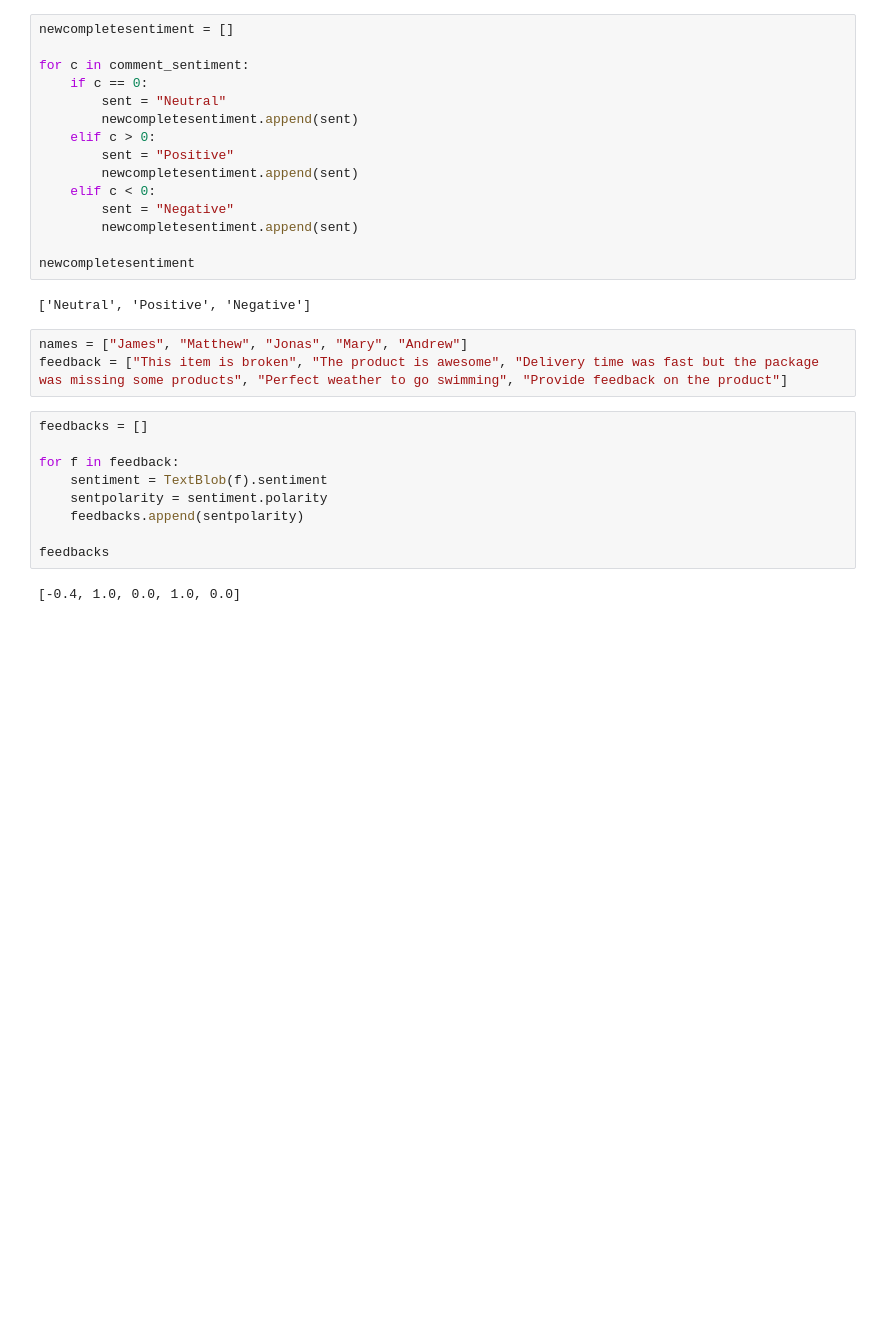
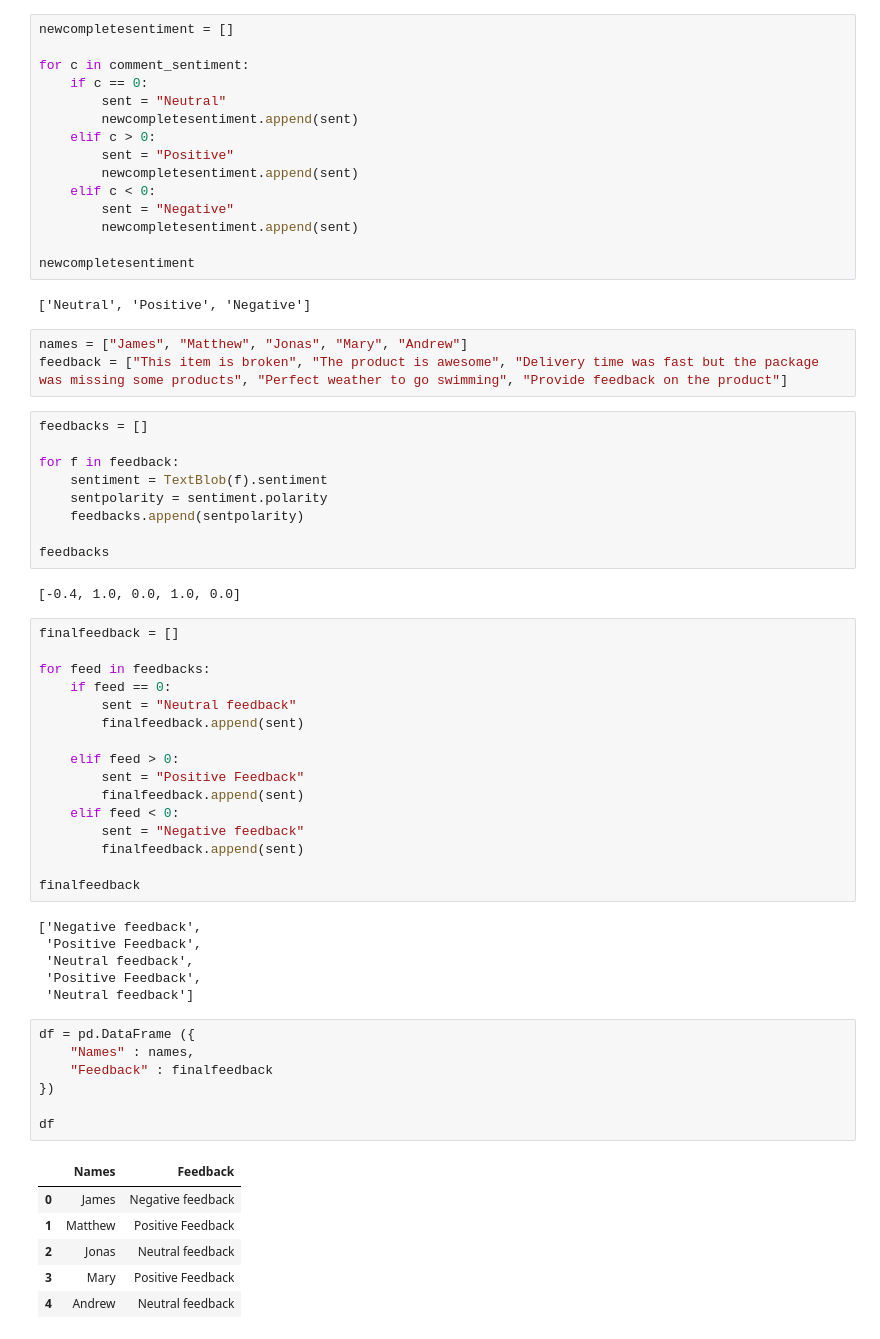
Before and after one commit to CisseBenn/Data-Scrapping, a Jupyter notebook: scrap.ipynb, the cells around one changed output. Cells and saved outputs as stored; diff of their text form; blank space fills up the shorter version.

```diff
--- a/scrap.ipynb
+++ b/scrap.ipynb
@@ -354,3 +354,39 @@ for f in feedback:
 feedbacks
 # %% [output]
 [-0.4, 1.0, 0.0, 1.0, 0.0]
+# %%
+finalfeedback = []
+
+for feed in feedbacks:
+    if feed == 0:
+        sent = "Neutral feedback"
+        finalfeedback.append(sent)
+
+    elif feed > 0:
+        sent = "Positive Feedback"
+        finalfeedback.append(sent)
+    elif feed < 0:
+        sent = "Negative feedback"
+        finalfeedback.append(sent)
+
+finalfeedback
+# %% [output]
+['Negative feedback',
+ 'Positive Feedback',
+ 'Neutral feedback',
+ 'Positive Feedback',
+ 'Neutral feedback']
+# %%
+df = pd.DataFrame ({
+    "Names" : names,
+    "Feedback" : finalfeedback
+})
+
+df
+# %% [output]
+|  | Names | Feedback |
+| 0 | James | Negative feedback |
+| 1 | Matthew | Positive Feedback |
+| 2 | Jonas | Neutral feedback |
+| 3 | Mary | Positive Feedback |
+| 4 | Andrew | Neutral feedback |
```
